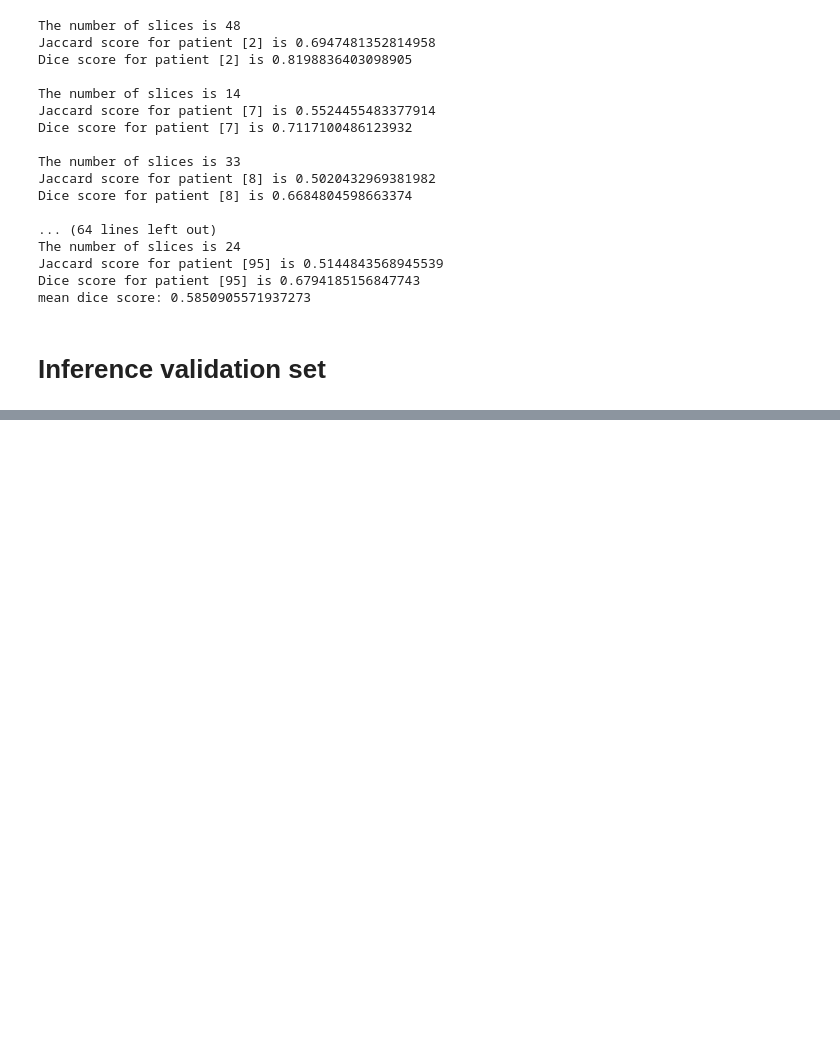
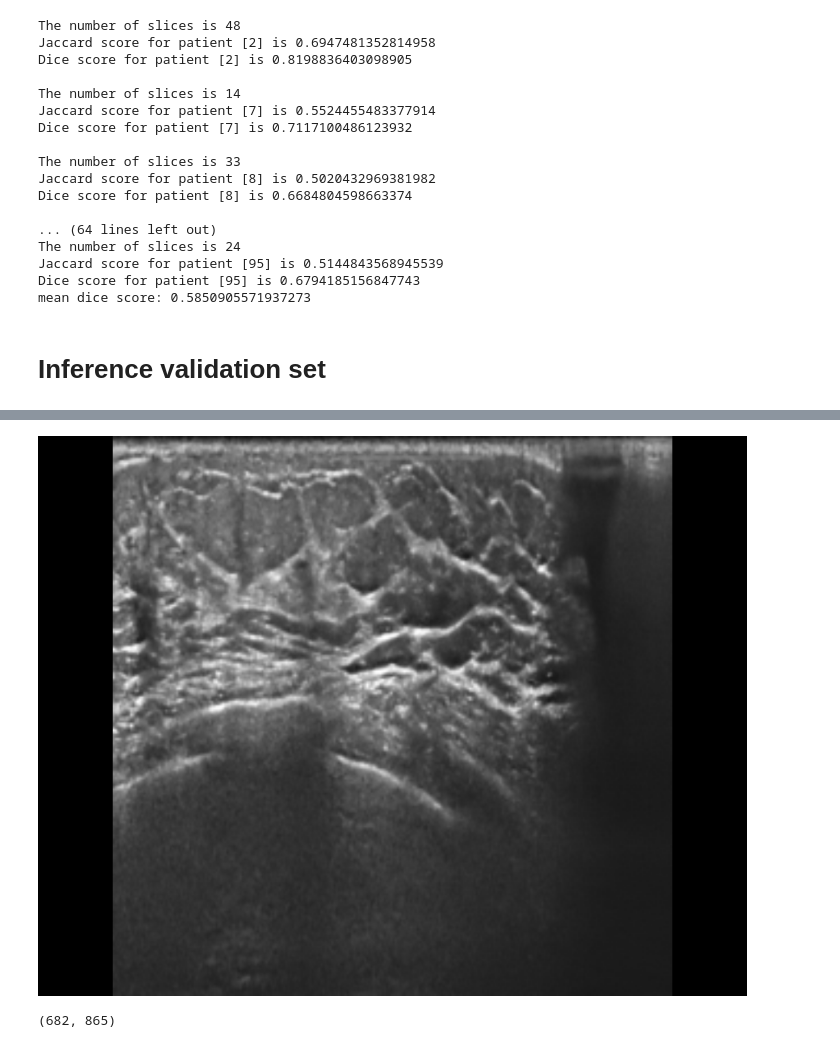
Before and after one commit to VICTORIA-project/tdsc_abus23, a Jupyter notebook: experiments/inference/segmentation/playground.ipynb, the cells around one changed output, grey strips where cells are left out. Cells and saved outputs as stored; diff of their text form; code cells hidden in the pictures; blank space fills up the shorter version.

```diff
--- a/experiments/inference/segmentation/playground.ipynb
+++ b/experiments/inference/segmentation/playground.ipynb
@@ -370,0 +447,11 @@ for sample_batch in valloader: # get some slides
+# %%
+# shape of pil image
+padded = torchvision.transforms.Pad((int(diff_shape/2),0))(im_slice_comeback)
+padded
+# %% [output]
+[figure, added]
+# %%
+# invert tuple order
+original_shape[:2][::-1]
+# %% [output]
+(682, 865)
```
Also changed, not shown: parts of 17 cells of this notebook, 2 other files.
